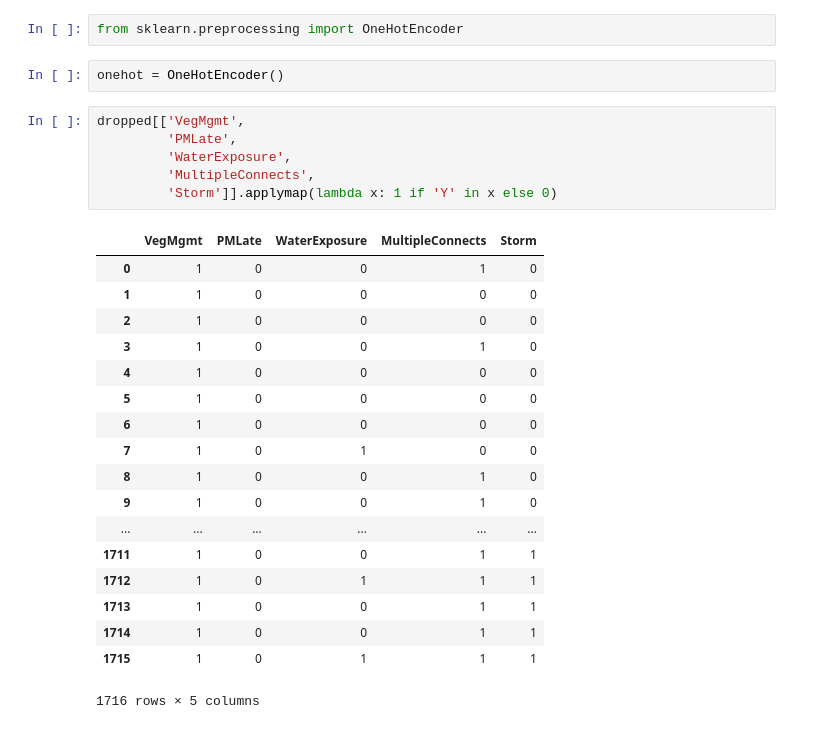
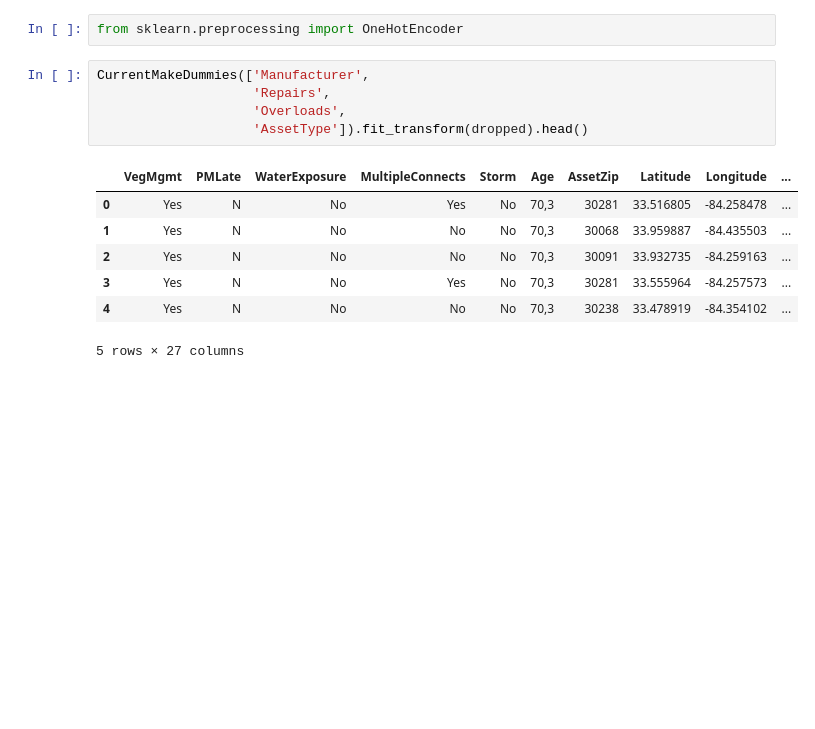
Before and after one commit to kurtrm/predicting_equipment_failure, a Jupyter notebook: notebooks/new_explore.ipynb, the cells around one changed output. Saved outputs shown, nothing was run; the diff lists cells and outputs as text; blank space fills up the shorter version.

```diff
--- a/notebooks/new_explore.ipynb
+++ b/notebooks/new_explore.ipynb
@@ -310,29 +283,15 @@ pd.get_dummies(dropped, columns=['VegMgmt',
 # %%
 from sklearn.preprocessing import OneHotEncoder
-# %%
-onehot = OneHotEncoder()
-# %%
-dropped[['VegMgmt',
-         'PMLate',
-         'WaterExposure',
-         'MultipleConnects',
-         'Storm']].applymap(lambda x: 1 if 'Y' in x else 0)
-# %% [output]
-|  | VegMgmt | PMLate | WaterExposure | MultipleConnects | Storm |
-| 0 | 1 | 0 | 0 | 1 | 0 |
-| 1 | 1 | 0 | 0 | 0 | 0 |
-| 2 | 1 | 0 | 0 | 0 | 0 |
-| 3 | 1 | 0 | 0 | 1 | 0 |
-| 4 | 1 | 0 | 0 | 0 | 0 |
-| 5 | 1 | 0 | 0 | 0 | 0 |
-| 6 | 1 | 0 | 0 | 0 | 0 |
-| 7 | 1 | 0 | 1 | 0 | 0 |
-| 8 | 1 | 0 | 0 | 1 | 0 |
-| 9 | 1 | 0 | 0 | 1 | 0 |
-| ... | ... | ... | ... | ... | ... |
-| 1711 | 1 | 0 | 0 | 1 | 1 |
-| 1712 | 1 | 0 | 1 | 1 | 1 |
-| 1713 | 1 | 0 | 0 | 1 | 1 |
-| 1714 | 1 | 0 | 0 | 1 | 1 |
-| 1715 | 1 | 0 | 1 | 1 | 1 |
-1716 rows × 5 columns
+# %%
+CurrentMakeDummies(['Manufacturer',
+                    'Repairs',
+                    'Overloads',
+                    'AssetType']).fit_transform(dropped).head()
+# %% [output]
+|  | VegMgmt | PMLate | WaterExposure | MultipleConnects | Storm | Age | AssetZip | Latitude | Longitude | ... |
+| 0 | Yes | N | No | Yes | No | 70,3 | 30281 | 33.516805 | -84.258478 | ... |
+| 1 | Yes | N | No | No | No | 70,3 | 30068 | 33.959887 | -84.435503 | ... |
+| 2 | Yes | N | No | No | No | 70,3 | 30091 | 33.932735 | -84.259163 | ... |
+| 3 | Yes | N | No | Yes | No | 70,3 | 30281 | 33.555964 | -84.257573 | ... |
+| 4 | Yes | N | No | No | No | 70,3 | 30238 | 33.478919 | -84.354102 | ... |
+5 rows × 27 columns
```
Also changed, not shown: parts of 7 cells of this notebook, 1 other file.
